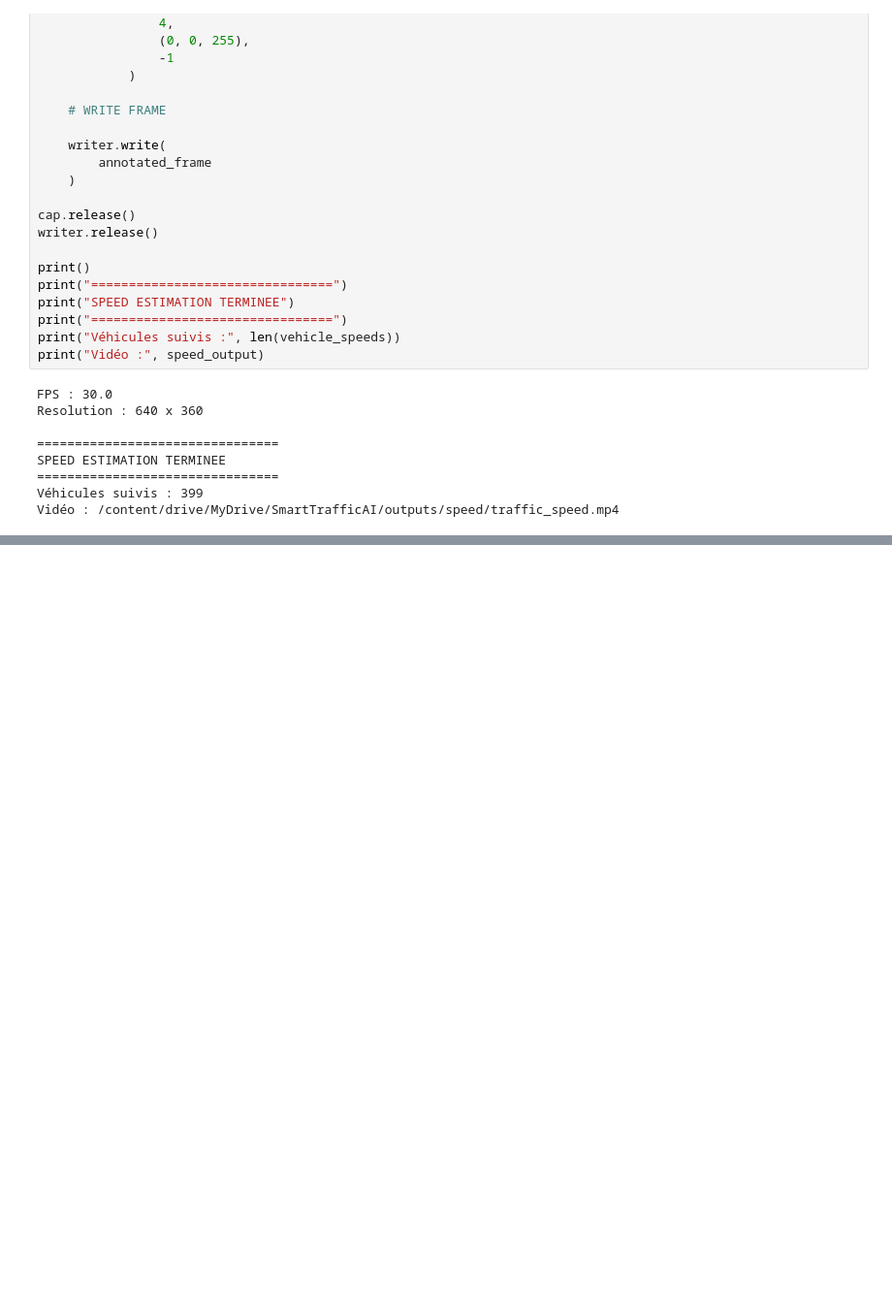
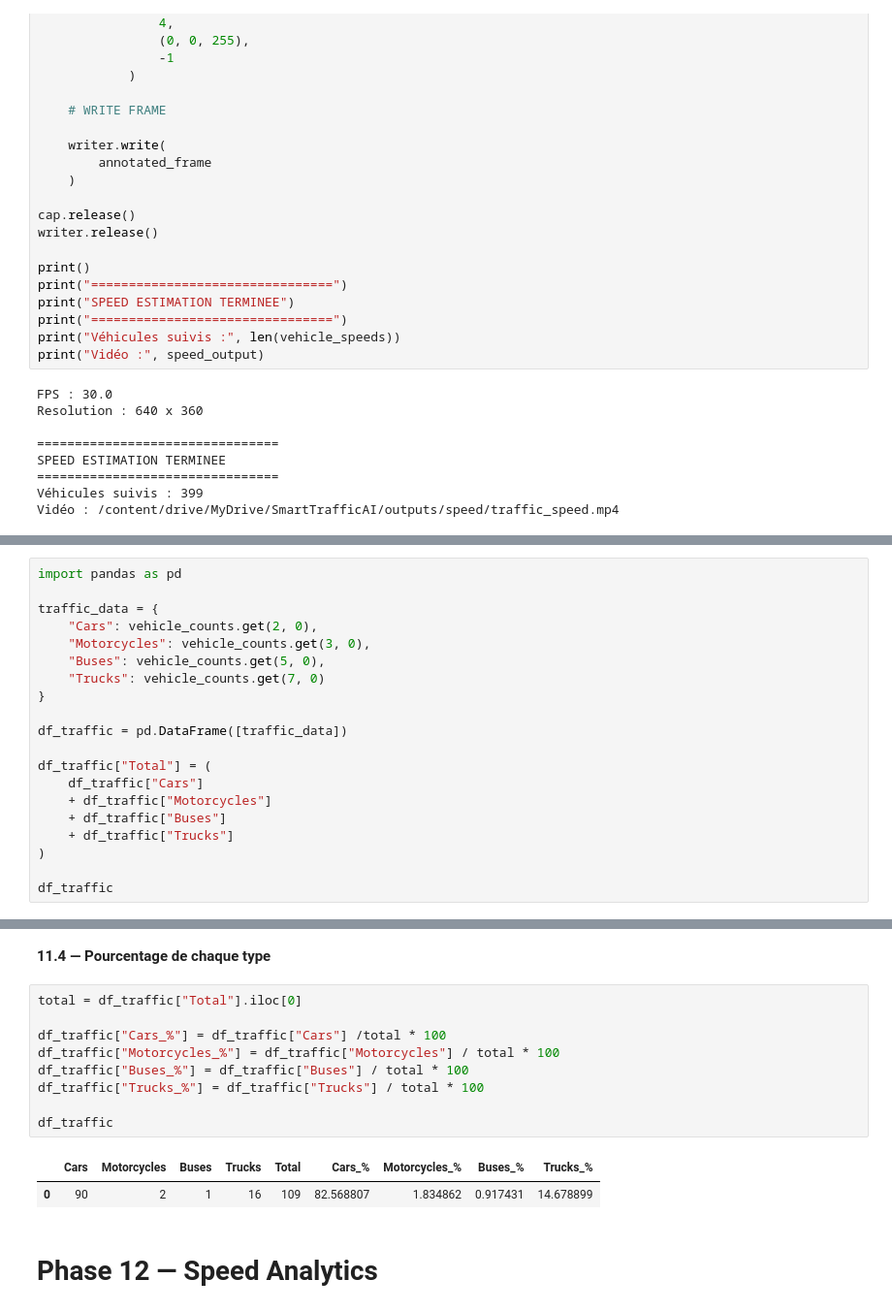
Before and after one commit to moun-13/SmartTrafficAI, a Jupyter notebook: notebooks/Smart_Traffic_AI.ipynb, the cells around one changed output, grey strips where cells are left out. Shown at 97% size. Saved outputs shown, nothing was run; the diff lists cells and outputs as text; blank space fills up the shorter version.

Commit message:
speed ana lytics

```diff
--- a/notebooks/Smart_Traffic_AI.ipynb
+++ b/notebooks/Smart_Traffic_AI.ipynb
@@ -1114,0 +1139,20 @@ Vidéo : /content/drive/MyDrive/SmartTrafficAI/outputs/speed/traffic_speed.mp4
+# %%
+import pandas as pd
+
+traffic_data = {
+    "Cars": vehicle_counts.get(2, 0),
+    "Motorcycles": vehicle_counts.get(3, 0),
+    "Buses": vehicle_counts.get(5, 0),
+    "Trucks": vehicle_counts.get(7, 0)
+}
+
+df_traffic = pd.DataFrame([traffic_data])
+
+df_traffic["Total"] = (
+    df_traffic["Cars"]
+    + df_traffic["Motorcycles"]
+    + df_traffic["Buses"]
+    + df_traffic["Trucks"]
+)
+
+df_traffic
@@ -1114,0 +1216,16 @@ Vidéo : /content/drive/MyDrive/SmartTrafficAI/outputs/speed/traffic_speed.mp4
+# %% [markdown]
+**11.4 — Pourcentage de chaque type**
+# %%
+total = df_traffic["Total"].iloc[0]
+
+df_traffic["Cars_%"] = df_traffic["Cars"] /total * 100
+df_traffic["Motorcycles_%"] = df_traffic["Motorcycles"] / total * 100
+df_traffic["Buses_%"] = df_traffic["Buses"] / total * 100
+df_traffic["Trucks_%"] = df_traffic["Trucks"] / total * 100
+
+df_traffic
+# %% [output]
+|  | Cars | Motorcycles | Buses | Trucks | Total | Cars_% | Motorcycles_% | Buses_% | Trucks_% |
+| 0 | 90 | 2 | 1 | 16 | 109 | 82.568807 | 1.834862 | 0.917431 | 14.678899 |
+# %% [markdown]
+# **Phase 12 — Speed Analytics**
```
Also changed, not shown: parts of 14 cells of this notebook.
